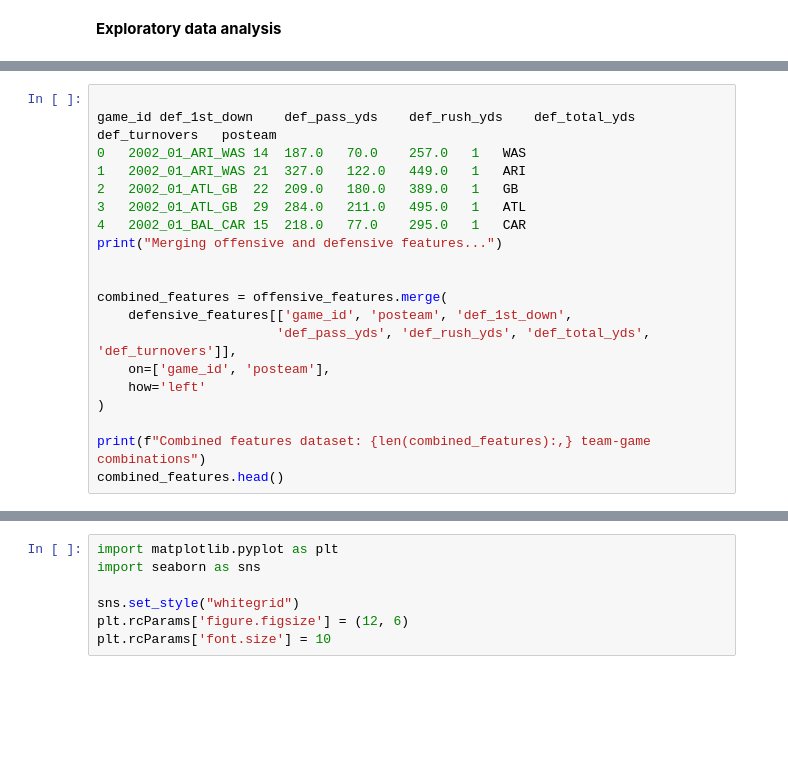
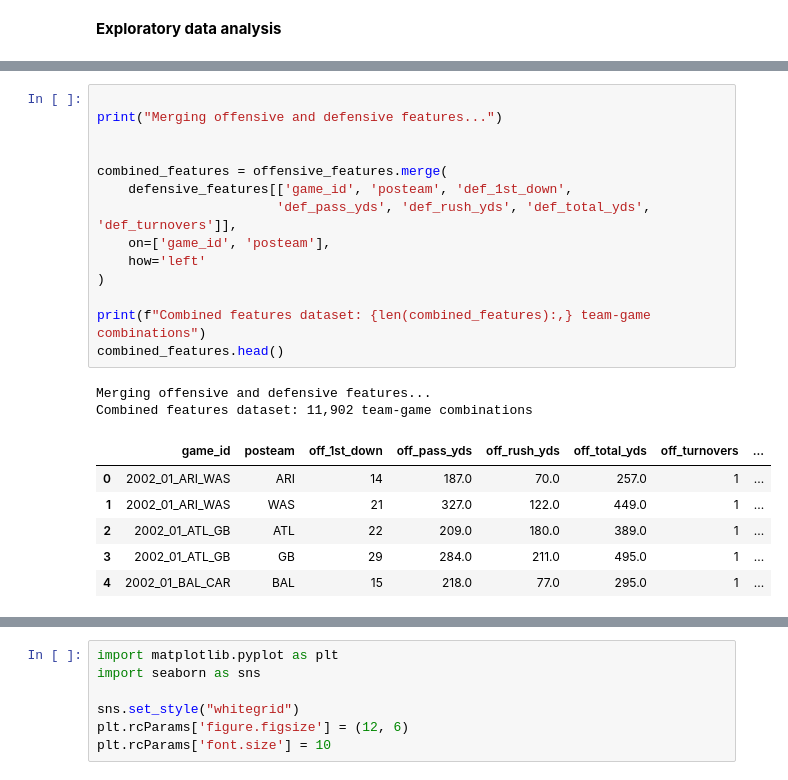
Before and after one commit to aweil5/nfl_outcome_predictor, a Jupyter notebook: notebooks/Final_Deliverable.ipynb, the cells around one changed output, grey strips where cells are left out. Saved outputs shown, nothing was run; the diff lists cells and outputs as text; blank space fills up the shorter version.

```diff
--- a/notebooks/Final_Deliverable.ipynb
+++ b/notebooks/Final_Deliverable.ipynb
@@ -180,23 +230,26 @@ defensive_features.head()
 # %%
 
-game_id	def_1st_down	def_pass_yds	def_rush_yds	def_total_yds	def_turnovers	posteam
-0	2002_01_ARI_WAS	14	187.0	70.0	257.0	1	WAS
-1	2002_01_ARI_WAS	21	327.0	122.0	449.0	1	ARI
-2	2002_01_ATL_GB	22	209.0	180.0	389.0	1	GB
-3	2002_01_ATL_GB	29	284.0	211.0	495.0	1	ATL
-4	2002_01_BAL_CAR	15	218.0	77.0	295.0	1	CAR
 print("Merging offensive and defensive features...")
 
 
 combined_features = offensive_features.merge(
     defensive_features[['game_id', 'posteam', 'def_1st_down',
                        'def_pass_yds', 'def_rush_yds', 'def_total_yds', 'def_turnovers']],
     on=['game_id', 'posteam'],
     how='left'
 )
 
 print(f"Combined features dataset: {len(combined_features):,} team-game combinations")
 combined_features.head()
+# %% [output]
+Merging offensive and defensive features...
+Combined features dataset: 11,902 team-game combinations
+|  | game_id | posteam | off_1st_down | off_pass_yds | off_rush_yds | off_total_yds | off_turnovers | ... |
+| 0 | 2002_01_ARI_WAS | ARI | 14 | 187.0 | 70.0 | 257.0 | 1 | ... |
+| 1 | 2002_01_ARI_WAS | WAS | 21 | 327.0 | 122.0 | 449.0 | 1 | ... |
+| 2 | 2002_01_ATL_GB | ATL | 22 | 209.0 | 180.0 | 389.0 | 1 | ... |
+| 3 | 2002_01_ATL_GB | GB | 29 | 284.0 | 211.0 | 495.0 | 1 | ... |
+| 4 | 2002_01_BAL_CAR | BAL | 15 | 218.0 | 77.0 | 295.0 | 1 | ... |
 # %%
 # Create separate dataframes for home and away teams with their scores
 home_teams = schedules_reg[['game_id', 'season', 'week', 'gameday',
```
Also changed, not shown: parts of 12 cells of this notebook.
